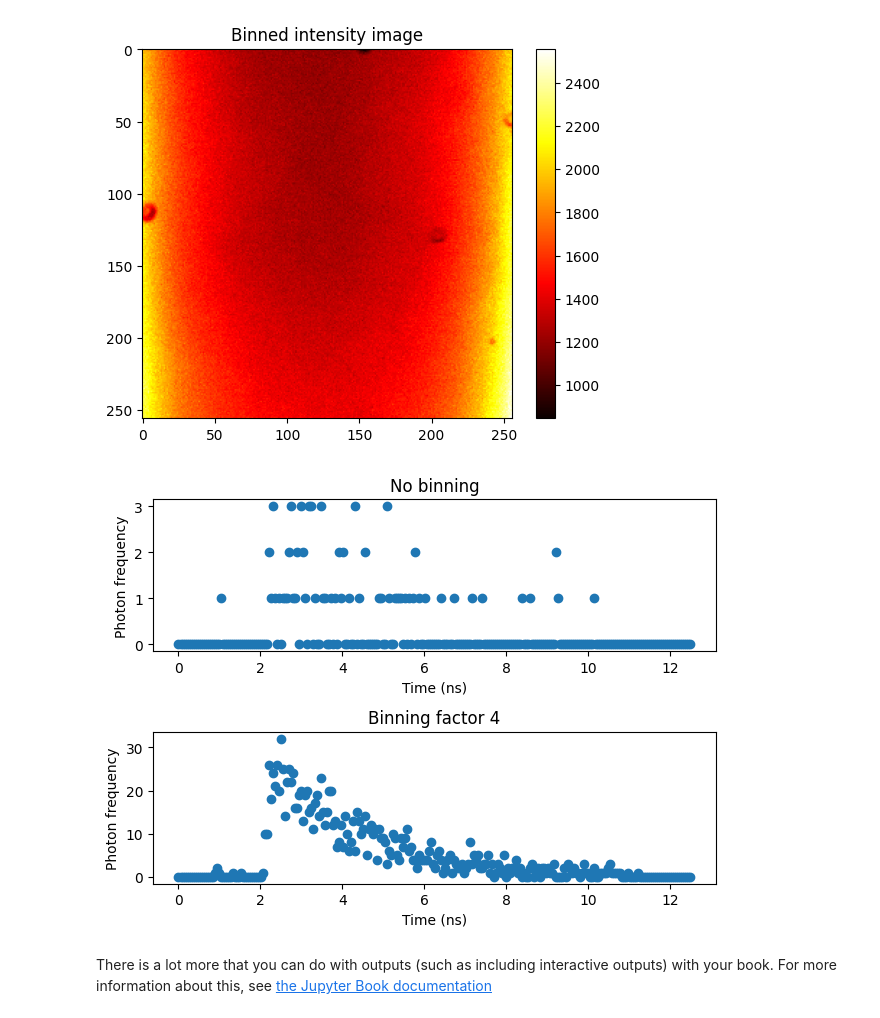
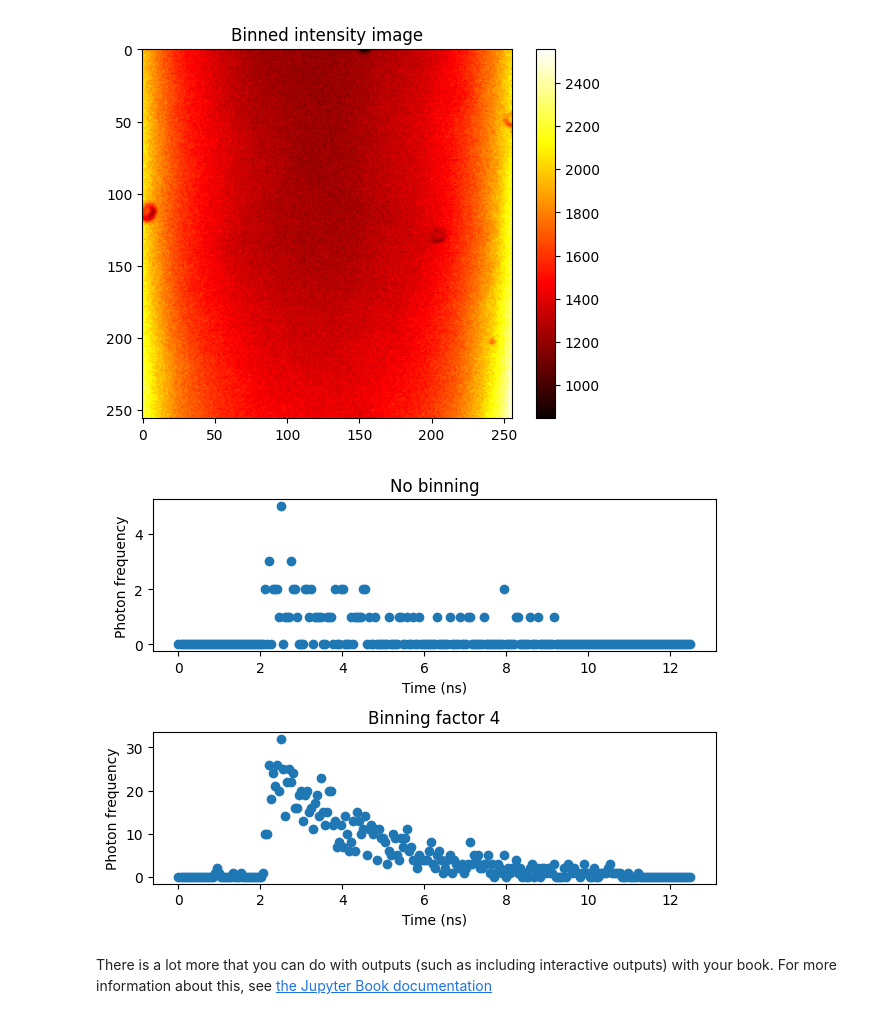
Before and after one commit to IPHYS-BIF/Animal_course_2024_jupiter_notebook, a Jupyter notebook: animal_course_2024/FLIM_notebooks.ipynb, the cells around one changed output. Saved outputs shown, nothing was run; the diff lists cells and outputs as text; code cells hidden in the pictures.

```diff
--- a/animal_course_2024/FLIM_notebooks.ipynb
+++ b/animal_course_2024/FLIM_notebooks.ipynb
@@ -106,21 +106,22 @@ Text(0.5, 1.0, 'Binned intensity image')
 # %%
 # Plot the flourescence lifetime decay for a pixel and binned data
 time = np.linspace(0, 12.5, data.shape[2])
-data_pixel = data[256, 256, :]
+data_pixel = data[512, 512, :]
 data_binned = data.reshape((data.shape[0] // bin_factor, bin_factor,
                             data.shape[1] // bin_factor, bin_factor,
                             data.shape[2])).sum(axis=(1, 3))
 data_binned_pixel = data_binned[512 // bin_factor, 512 // bin_factor, :]
 fig, ax = plt.subplots(2, 1)
 ax[0].scatter(time, data_pixel)
 ax[0].set_title("No binning")
 ax[0].set_xlabel("Time (ns)"), ax[0].set_ylabel("Photon frequency")
 ax[1].scatter(time, data_binned_pixel)
+# ax[1].set_yscale("log")
 ax[1].set_title("Binning factor " + str(bin_factor))
 ax[1].set_xlabel("Time (ns)"), ax[1].set_ylabel("Photon frequency")
 fig.tight_layout()
 # %% [output]
-[figure, old version]
+[figure, new version]
 # %% [markdown]
 There is a lot more that you can do with outputs (such as including interactive outputs)
 with your book. For more information about this, see [the Jupyter Book documentation](https://jupyterbook.org)
```
